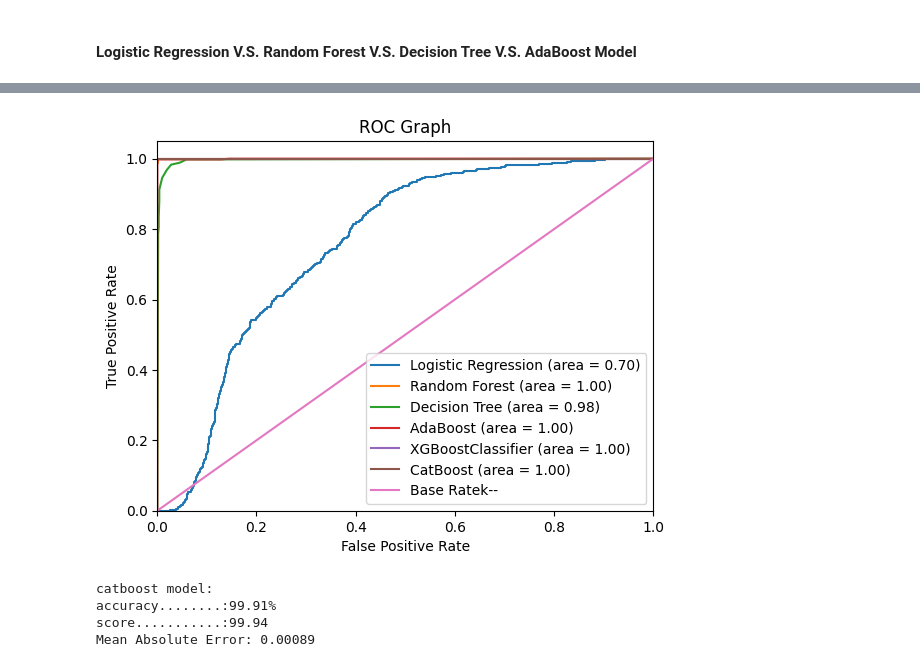
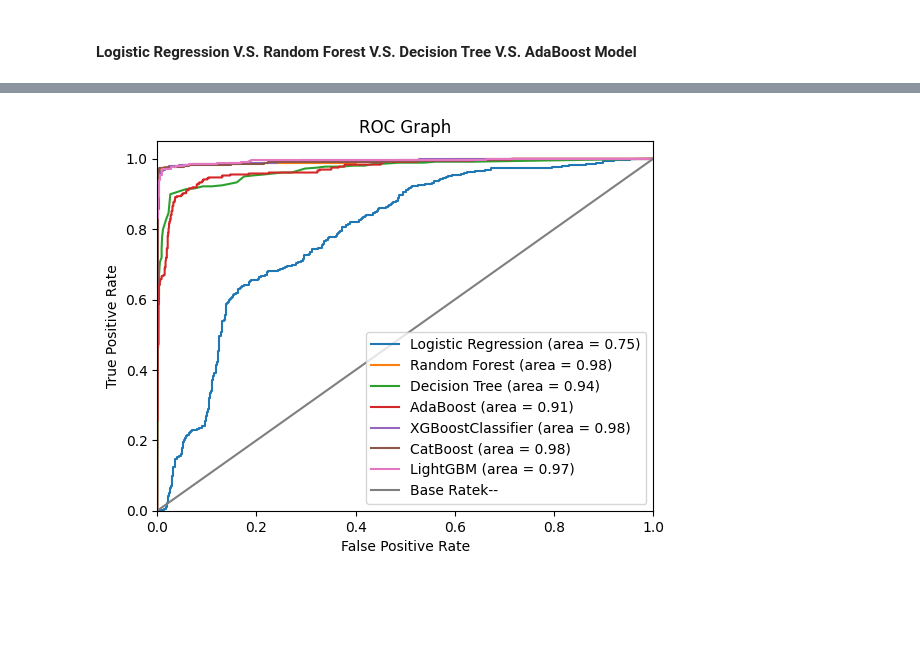
Before and after one commit to andvsilva/programming, a Jupyter notebook: notebooks/explore/modeling.ipynb, the cells around one changed output, grey strips where cells are left out. Saved outputs shown, nothing was run; the diff lists cells and outputs as text; code cells hidden in the pictures; blank space fills up the shorter version.

Commit message:
models and generate data for tests

```diff
--- a/notebooks/explore/modeling.ipynb
+++ b/notebooks/explore/modeling.ipynb
@@ -164,6 +189,6 @@ fig.show()
 # %% [markdown]
 ### Train and Test features
 # %%
-X_train, X_test, y_train, y_test = train_test_split(X,y,test_size=0.15, random_state=123, stratify=y)
+X_train, X_test, y_train, y_test = train_test_split(X,y,test_size=0.10, random_state=123, stratify=y)
 # %% [markdown]
 ### Modeling
@@ -207,14 +297,16 @@ weighted avg       0.77      0.68      0.70      2250
 # %%
 # Decision Tree Model
-dtree = tree.DecisionTreeClassifier(
+dtree_model = tree.DecisionTreeClassifier(
     #max_depth=3,
     class_weight="balanced",
     min_weight_fraction_leaf=0.01
     )
-dtree = dtree.fit(X_train,y_train)
+dtree_model.fit(X_train,y_train)
+y_pred_dtree = dtree_model.predict(X_test)
+
 print ("\n\n ---Decision Tree Model---")
-dt_roc_auc = roc_auc_score(y_test, dtree.predict(X_test))
+dt_roc_auc = roc_auc_score(y_test, y_pred_dtree)
 print ("Decision Tree AUC = %2.2f" % dt_roc_auc)
-print(classification_report(y_test, dtree.predict(X_test)))
+print(classification_report(y_test, y_pred_dtree))
 # %% [output]
  ---Decision Tree Model---
@@ -230,6 +333,6 @@ weighted avg       0.98      0.97      0.97      2250
 # %%
 # Random Forest Model
-rf = RandomForestClassifier(
+rf_model = RandomForestClassifier(
     n_estimators=10000,
     max_depth=None,
     min_samples_split=10,
@@ -237,13 +340,11 @@ rf = RandomForestClassifier(
     n_jobs=-1
     #min_weight_fraction_leaf=0.02
     )
-rf.fit(X_train, y_train)
+rf_model.fit(X_train, y_train)
+y_pred_rf = rf_model.predict(X_test)
 print ("\n\n ---Random Forest Model---")
-rf_roc_auc = roc_auc_score(y_test, rf.predict(X_test))
+rf_roc_auc = roc_auc_score(y_test, y_pred_rf)
 print ("Random Forest AUC = %2.2f" % rf_roc_auc)
-print(classification_report(y_test, rf.predict(X_test)))
-
-# Evaluate predictions
-print(f'score:....................: {round(accuracy_score(y_test, rf.predict(X_test)), 4)*100} %')
+print(classification_report(y_test, y_pred_rf))
 # %% [output]
  ---Random Forest Model---
@@ -315,10 +423,11 @@ plt.show()
 # %%
 # Ada Boost
-ada = AdaBoostClassifier(n_estimators=400, learning_rate=0.1)
-ada.fit(X_train,y_train)
+ada_model = AdaBoostClassifier(n_estimators=400, learning_rate=0.1)
+ada_model.fit(X_train,y_train)
+y_pred_ada = ada_model.predict(X_test)
 print ("\n\n ---AdaBoost Model---")
-ada_roc_auc = roc_auc_score(y_test, ada.predict(X_test))
+ada_roc_auc = roc_auc_score(y_test, y_pred_ada)
 print ("AdaBoost AUC = %2.2f" % ada_roc_auc)
-print(classification_report(y_test, ada.predict(X_test)))
+print(classification_report(y_test, y_pred_ada))
 # %% [output]
  ---AdaBoost Model---
@@ -495,59 +615,45 @@ plt.show()
 # %%
 # Create ROC Graph
-fpr, tpr, thresholds = roc_curve(y_test, logis.predict_proba(X_test)[:,1])
-rf_fpr, rf_tpr, rf_thresholds = roc_curve(y_test, rf.predict_proba(X_test)[:,1])
-dt_fpr, dt_tpr, dt_thresholds = roc_curve(y_test, dtree.predict_proba(X_test)[:,1])
-ada_fpr, ada_tpr, ada_thresholds = roc_curve(y_test, ada.predict_proba(X_test)[:,1])
+fpr, tpr, thresholds = roc_curve(y_test, logreg_model.predict_proba(X_test)[:,1])
+rf_fpr, rf_tpr, rf_thresholds = roc_curve(y_test, rf_model.predict_proba(X_test)[:,1])
+dt_fpr, dt_tpr, dt_thresholds = roc_curve(y_test, dtree_model.predict_proba(X_test)[:,1])
+ada_fpr, ada_tpr, ada_thresholds = roc_curve(y_test, ada_model.predict_proba(X_test)[:,1])
 xgb_fpr, xgb_tpr, xgb_thresholds = roc_curve(y_test, xgb_model.predict_proba(X_test)[:,1])
 cat_fpr, cat_tpr, cat_thresholds = roc_curve(y_test, cat_model.predict_proba(X_test)[:,1])
+lgb_fpr, lgb_tpr, lgb_thresholds = roc_curve(y_test, lgb_model.predict_proba(X_test)[:,1])
 
 plt.figure()
 
 # Plot Logistic Regression ROC
 plt.plot(fpr, tpr, label='Logistic Regression (area = %0.2f)' % logit_roc_auc)
 
 # Plot Random Forest ROC
 plt.plot(rf_fpr, rf_tpr, label='Random Forest (area = %0.2f)' % rf_roc_auc)
 
 # Plot Decision Tree ROC
 plt.plot(dt_fpr, dt_tpr, label='Decision Tree (area = %0.2f)' % dt_roc_auc)
 
 # Plot AdaBoost ROC
 plt.plot(ada_fpr, ada_tpr, label='AdaBoost (area = %0.2f)' % ada_roc_auc)
 
 # Plot XGBoostClassifier ROC
 plt.plot(xgb_fpr, xgb_tpr, label='XGBoostClassifier (area = %0.2f)' % xgb_roc_auc)
 
 # Plot XGBoostClassifier ROC
 plt.plot(cat_fpr, cat_tpr, label='CatBoost (area = %0.2f)' % cat_roc_auc)
 
+# Plot LightGBM ROC
+plt.plot(lgb_fpr, lgb_tpr, label='LightGBM (area = %0.2f)' % lgb_roc_auc)
+
 # Plot Base Rate ROC
 plt.plot([0,1], [0,1],label='Base Rate' 'k--')
 
 plt.xlim([0.0, 1.0])
 plt.ylim([0.0, 1.05])
 plt.xlabel('False Positive Rate')
 plt.ylabel('True Positive Rate')
 plt.title('ROC Graph')
 plt.legend(loc="lower right")
 plt.show()
 # %% [output]
-[figure, old version]
+[figure, new version]
-# %%
-# predicting the model output
-y_pred_cat = cat_model.predict(X_test)
-
-acc   = round(accuracy_score(y_test,y_pred_cat), 4)*100
-score = round(metrics.precision_score(y_test, y_pred_cat, average='macro')*100, 2)
-mae   = round(mean_absolute_error(y_test, y_pred_cat), 5)
-
-
-print('catboost model:')
-print(f"accuracy........:{acc}%")
-print(f'score...........:{score}')
-print(f"Mean Absolute Error: {mae}")
-# %% [output]
-catboost model:
-accuracy........:99.91%
-score...........:99.94
-Mean Absolute Error: 0.00089
```
Also changed, not shown: parts of 44 cells of this notebook, 7 other files.
